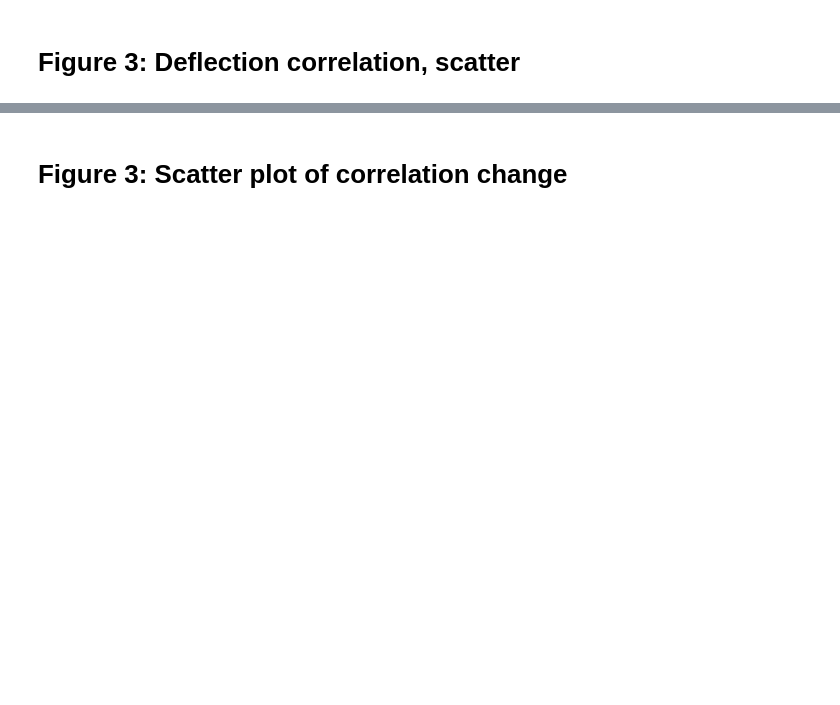
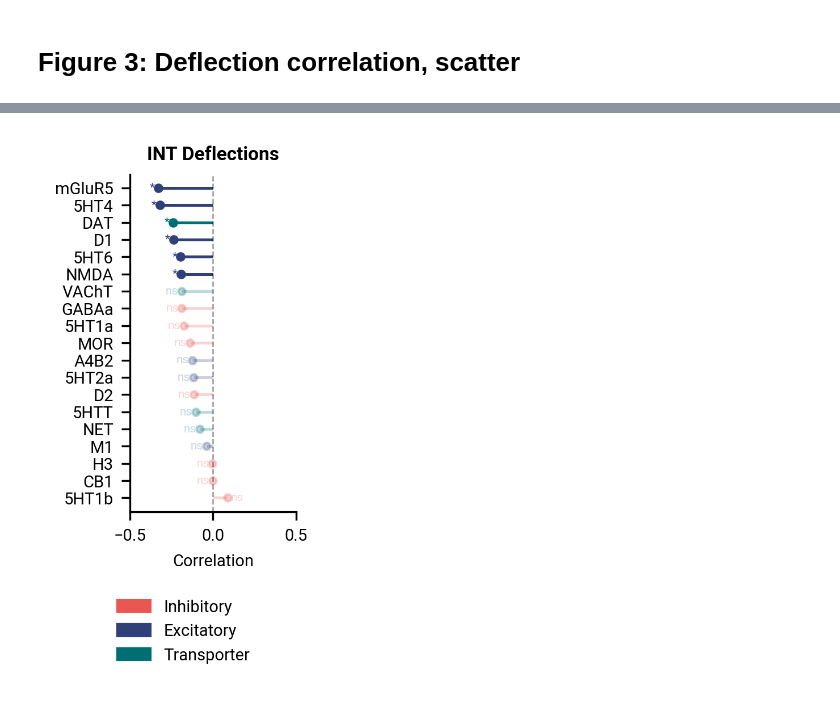
Before and after one commit to LindenParkesLab/intrinsic_neural_timescales, a Jupyter notebook: scripts/timescales_analysis_fig3.ipynb, the cells around one changed output, grey strips where cells are left out. Saved outputs shown, nothing was run; the diff lists cells and outputs as text; code cells hidden in the pictures; blank space fills up the shorter version.

```diff
--- a/scripts/timescales_analysis_fig3.ipynb
+++ b/scripts/timescales_analysis_fig3.ipynb
@@ -1145,22 +1228,23 @@ df_tmp['Task INTs'] = results[list(results.keys())[0]]['task_partial_resid']
 # %%
-# Build correlation results from GLM partial residuals:
-# for each receptor, correlate its feature_partial_resid (receptor | rest) with task_partial_resid (task INT | rest)
-df_results = pd.DataFrame(index=pet_categories.index, columns=['INT Deflections | Rest'], dtype=float)
-df_pvals   = pd.DataFrame(index=pet_categories.index, columns=['INT Deflections | Rest'], dtype=float)
+# Build correlation results from GLM partial residuals.
+# P-values are from BrainSMASH spatial permutation tests (one-tailed).
+df_results = pd.DataFrame(index=pet_categories.index, columns=['INT Deflections'], dtype=float)
+df_pvals   = pd.DataFrame(index=pet_categories.index, columns=['INT Deflections'], dtype=float)
 
 for col in pet_categories.index:
     x = results[col]['feature_partial_resid']
     y = results[col]['task_partial_resid']
     valid = ~(np.isnan(x) | np.isnan(y))
-    corr, pval = sp.stats.pearsonr(x[valid], y[valid])
-    df_results.loc[col, 'INT Deflections | Rest'] = corr
-    df_pvals.loc[col,   'INT Deflections | Rest'] = pval
+    corr, _ = sp.stats.pearsonr(x[valid], y[valid])
+    df_results.loc[col, 'INT Deflections'] = corr
+    df_pvals.loc[col,   'INT Deflections'] = null_pvals[col]
 
-fig, axes = plot_faceted_lollipops(df_results, df_pvals,
-                                   figsize=(1.5, 2.75), markersize=3, fontsize=8,
+fig, axes = plot_faceted_lollipops(df_results, df_pvals, category_colors=my_colors,
+                                   figsize=(1.75, 3.25), markersize=3, fontsize=8,
                                    show_legend=True, annotate_sig=True, nonsig_alpha=0.25)
 df_results.to_csv(os.path.join(nas_scratch_dir, 'df_results_delta.csv'))
 df_pvals.to_csv(os.path.join(nas_scratch_dir, 'df_pvals_delta.csv'))
 fig.savefig(os.path.join(nas_scratch_dir, 'corr_intdelta_neurobio_lollipop.svg'), bbox_inches='tight', dpi=300, transparent=True)
+plt.show()
+# %% [output]
+[figure, added]
-# %% [markdown]
-# Figure 3: Scatter plot of correlation change
```
Also changed, not shown: parts of 27 cells of this notebook.
